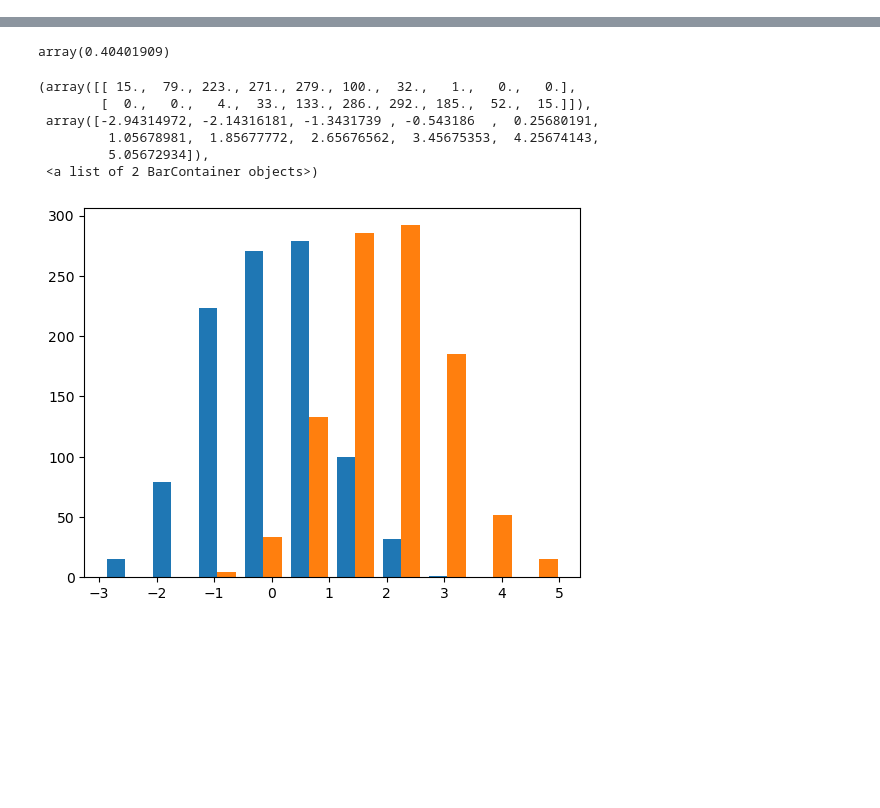
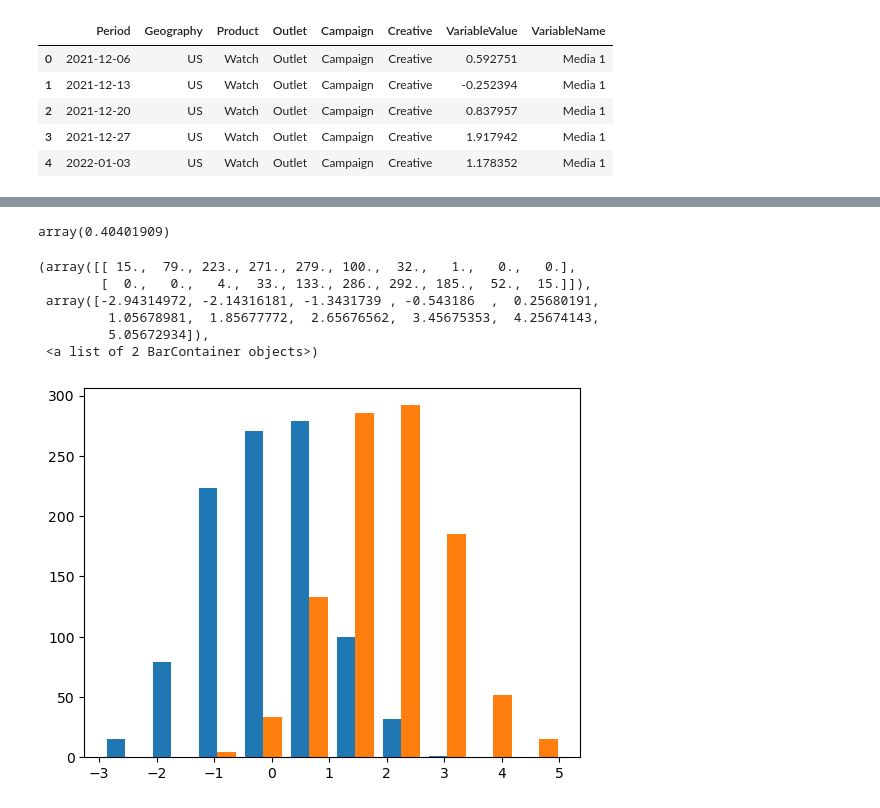
Before and after one commit to redam94/BayesInsight, a Jupyter notebook: FoottrafficModel.ipynb, the cells around one changed output, grey strips where cells are left out. Cells and saved outputs as stored; diff of their text form; code cells hidden in the pictures; blank space fills up the shorter version.

```diff
--- a/FoottrafficModel.ipynb
+++ b/FoottrafficModel.ipynb
@@ -9,5 +16,13 @@ import matplotlib.pyplot as plt
 import numpy as np
 # %%
 test_mff = MFF.from_bundle('dataset')
+test_mff.head()
+# %% [output]
+|  | Period | Geography | Product | Outlet | Campaign | Creative | VariableValue | VariableName |
+| 0 | 2021-12-06 | US | Watch | Outlet | Campaign | Creative | 0.592751 | Media 1 |
+| 1 | 2021-12-13 | US | Watch | Outlet | Campaign | Creative | -0.252394 | Media 1 |
+| 2 | 2021-12-20 | US | Watch | Outlet | Campaign | Creative | 0.837957 | Media 1 |
+| 3 | 2021-12-27 | US | Watch | Outlet | Campaign | Creative | 1.917942 | Media 1 |
+| 4 | 2022-01-03 | US | Watch | Outlet | Campaign | Creative | 1.178352 | Media 1 |
 # %%
 analytic_df = test_mff.analytic_dataframe()
```
Also changed, not shown: parts of 21 cells of this notebook, 12 other files.
